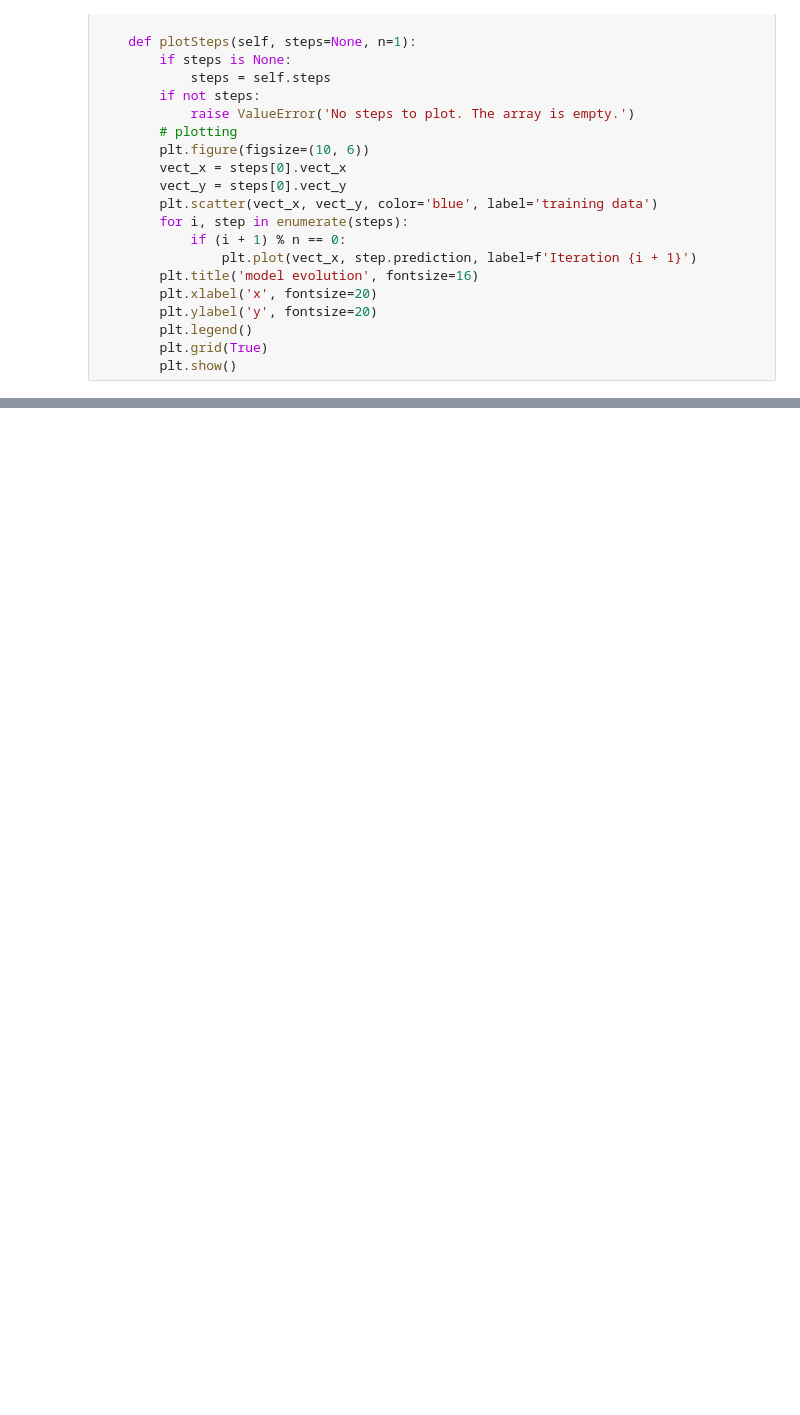
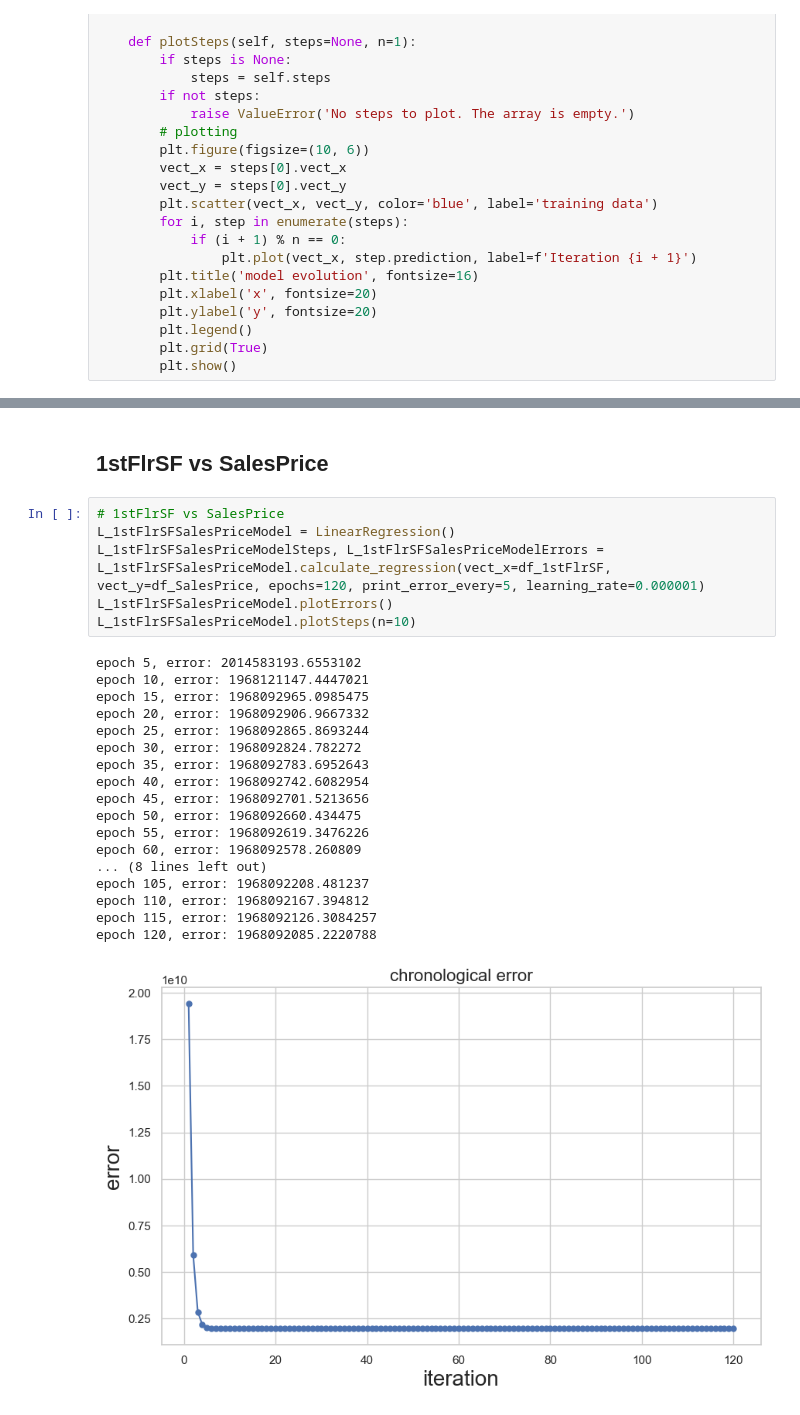
Before and after one commit to yosefmarr/python-project-1, a Jupyter notebook: project.ipynb, the cells around one changed output, grey strips where cells are left out. Cells and saved outputs as stored; diff of their text form; blank space fills up the shorter version.

```diff
--- a/project.ipynb
+++ b/project.ipynb
@@ -252,0 +289,27 @@ epoch 120, error: 0.016538002963310865
+# %% [markdown]
+## 1stFlrSF vs SalesPrice
+# %%
+# 1stFlrSF vs SalesPrice
+L_1stFlrSFSalesPriceModel = LinearRegression()
+L_1stFlrSFSalesPriceModelSteps, L_1stFlrSFSalesPriceModelErrors = L_1stFlrSFSalesPriceModel.calculate_regression(vect_x=df_1stFlrSF, vect_y=df_SalesPrice, epochs=120, print_error_every=5, learning_rate=0.000001)
+L_1stFlrSFSalesPriceModel.plotErrors()
+L_1stFlrSFSalesPriceModel.plotSteps(n=10)
+# %% [output]
+epoch 5, error: 2014583193.6553102
+epoch 10, error: 1968121147.4447021
+epoch 15, error: 1968092965.0985475
+epoch 20, error: 1968092906.9667332
+epoch 25, error: 1968092865.8693244
+epoch 30, error: 1968092824.782272
+epoch 35, error: 1968092783.6952643
+epoch 40, error: 1968092742.6082954
+epoch 45, error: 1968092701.5213656
+epoch 50, error: 1968092660.434475
+epoch 55, error: 1968092619.3476226
+epoch 60, error: 1968092578.260809
+... (8 lines left out)
+epoch 105, error: 1968092208.481237
+epoch 110, error: 1968092167.394812
+epoch 115, error: 1968092126.3084257
+epoch 120, error: 1968092085.2220788
+[figure, added]
```
Also changed, not shown: parts of 10 cells of this notebook.
